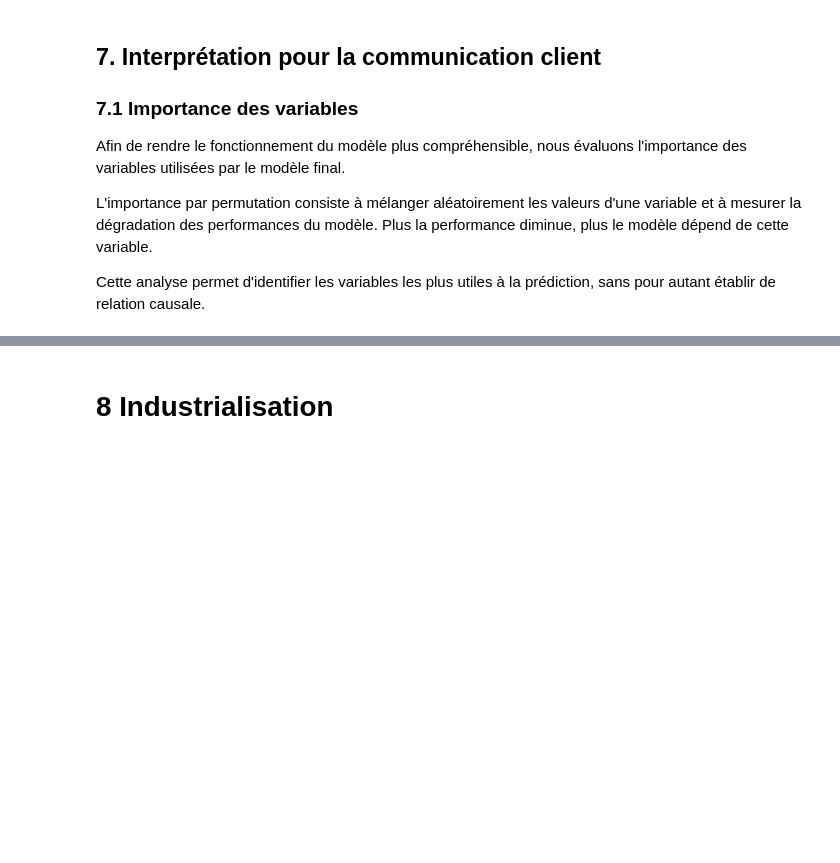
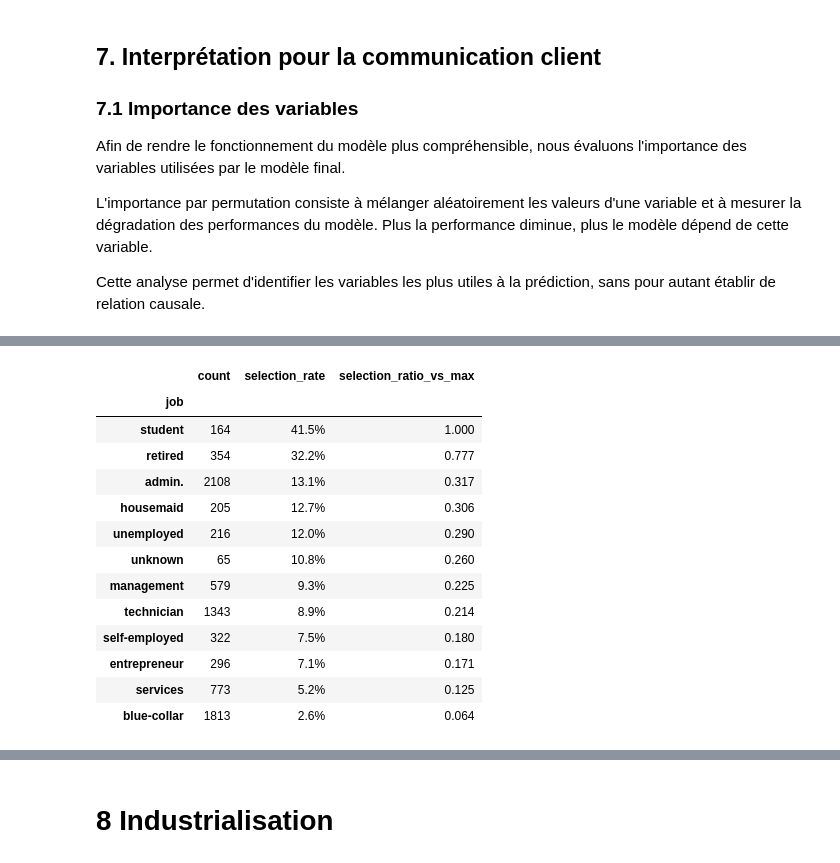
Before and after one commit to anascimento-devid/cas_usage, a Jupyter notebook: notebooks/rendu_certif.ipynb, the cells around one changed output, grey strips where cells are left out. Cells and saved outputs as stored; diff of their text form; code cells hidden in the pictures; blank space fills up the shorter version.

```diff
--- a/notebooks/rendu_certif.ipynb
+++ b/notebooks/rendu_certif.ipynb
@@ -2058,0 +2350,6 @@ car une grande partie des faux négatifs reçoit une probabilité inférieure à
+# %%
+error_df["age_group"] = pd.cut(
+    error_df["age"],
+    bins=[0, 29, 39, 49, 59, np.inf],
+    labels=["<30", "30-39", "40-49", "50-59", "60+"]
+)
@@ -2058,0 +2439,14 @@ car une grande partie des faux négatifs reçoit une probabilité inférieure à
+# %%
+# Politique métier :
+# sélectionner les 10 % de clients ayant les probabilités les plus élevées
+
+n_top10 = int(np.ceil(len(error_df) * 0.10))
+
+top10_idx = np.argsort(error_df["proba_yes"].to_numpy())[::-1][:n_top10]
+
+selected_top10 = np.zeros(len(error_df), dtype=int)
+selected_top10[top10_idx] = 1
+
+error_df["selected_top10"] = selected_top10
+
+error_df["selected_top10"].value_counts()
@@ -2058,0 +2483,37 @@ car une grande partie des faux négatifs reçoit une probabilité inférieure à
+# %%
+selection_by_job = (
+    error_df
+    .groupby("job")["selected_top10"]
+    .agg(["count", "mean"])
+    .rename(columns={"mean": "selection_rate"})
+)
+
+selection_by_job["selection_ratio_vs_max"] = (
+    selection_by_job["selection_rate"]
+    / selection_by_job["selection_rate"].max()
+)
+
+selection_by_job = selection_by_job.sort_values(
+    "selection_rate",
+    ascending=False
+)
+
+selection_by_job.style.format({
+    "selection_rate": "{:.1%}",
+    "selection_ratio_vs_max": "{:.3f}"
+})
+# %% [output]
+|  | count | selection_rate | selection_ratio_vs_max |
+| job |  |  |  |
+| student | 164 | 41.5% | 1.000 |
+| retired | 354 | 32.2% | 0.777 |
+| admin. | 2108 | 13.1% | 0.317 |
+| housemaid | 205 | 12.7% | 0.306 |
+| unemployed | 216 | 12.0% | 0.290 |
+| unknown | 65 | 10.8% | 0.260 |
+| management | 579 | 9.3% | 0.225 |
+| technician | 1343 | 8.9% | 0.214 |
+| self-employed | 322 | 7.5% | 0.180 |
+| entrepreneur | 296 | 7.1% | 0.171 |
+| services | 773 | 5.2% | 0.125 |
+| blue-collar | 1813 | 2.6% | 0.064 |
```
Also changed, not shown: parts of 82 cells of this notebook, 6 other files.
